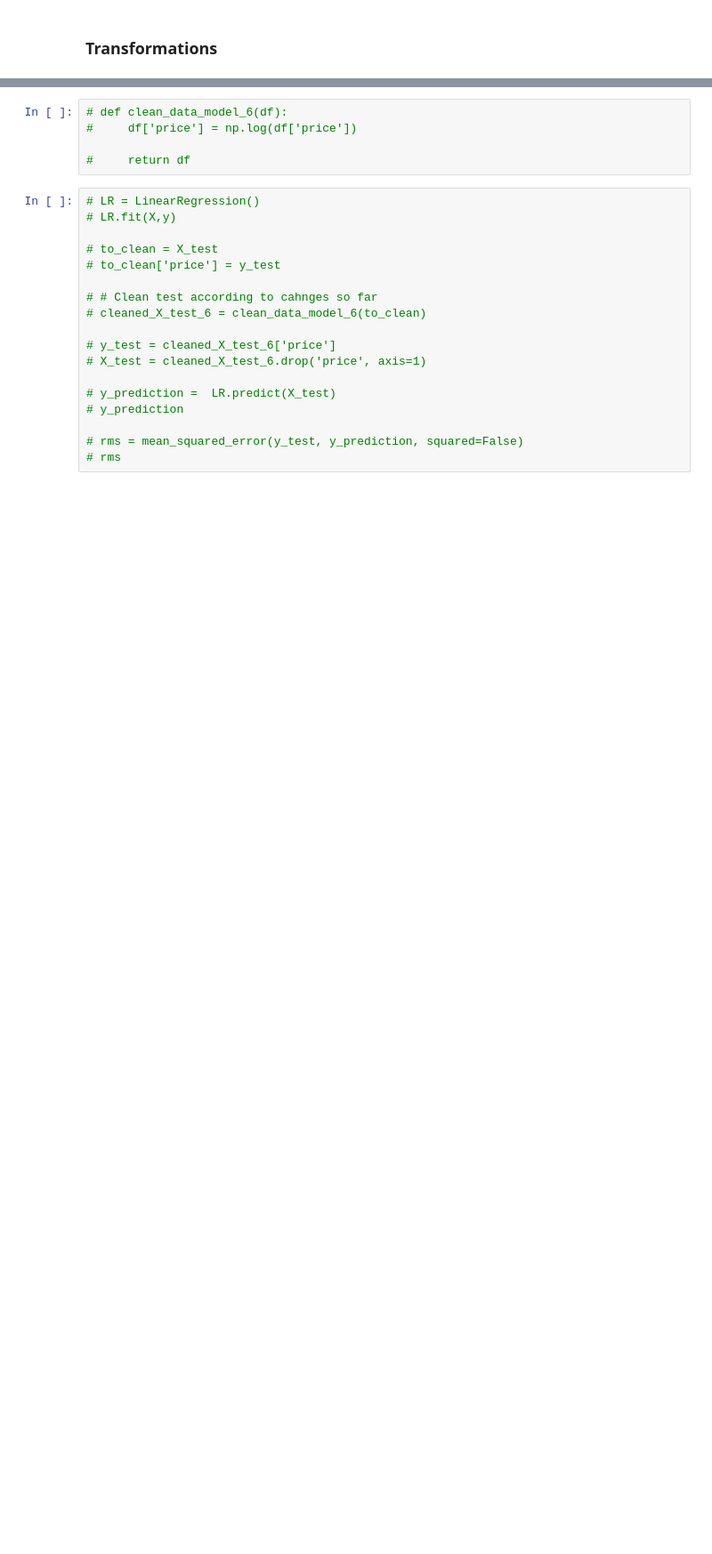
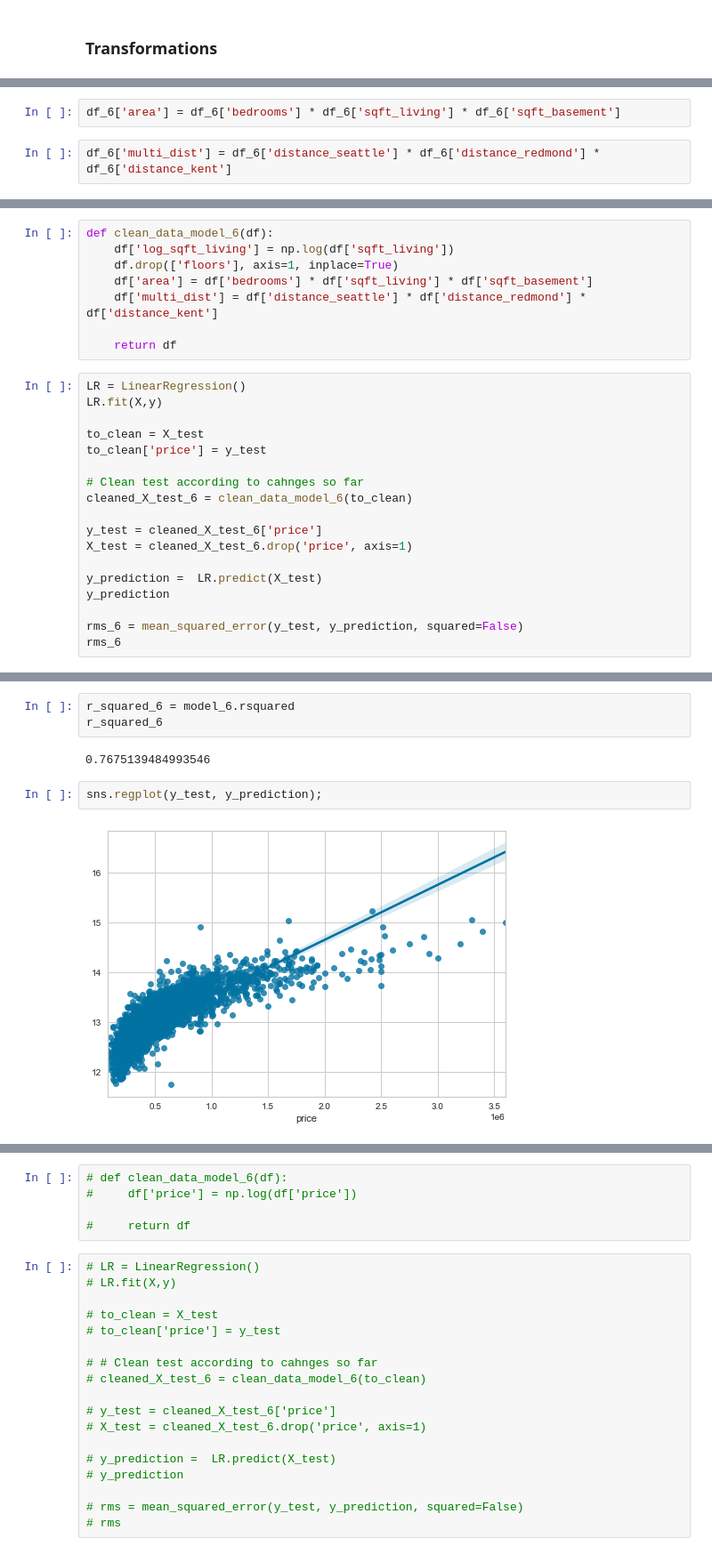
Before and after one commit to DataDoggo215/dsc-phase2-project, a Jupyter notebook: Master.ipynb, the cells around one changed output, grey strips where cells are left out. Shown at 89% size. Drawn from its saved outputs; the diff is of its cells as text; blank space fills up the shorter version.

```diff
--- a/Master.ipynb
+++ b/Master.ipynb
@@ -881,3 +910,7 @@ def model_diagnostic(model, x, x_name, y):
+# %%
+df_6['area'] = df_6['bedrooms'] * df_6['sqft_living'] * df_6['sqft_basement']
+# %%
+df_6['multi_dist'] = df_6['distance_seattle'] * df_6['distance_redmond'] * df_6['distance_kent']
 # %%
 X = df_6.drop('price', axis=1)
 y = np.log(df_6['price'])
@@ -885,0 +951,26 @@ model_6.summary()
+# %%
+def clean_data_model_6(df):
+    df['log_sqft_living'] = np.log(df['sqft_living'])
+    df.drop(['floors'], axis=1, inplace=True)
+    df['area'] = df['bedrooms'] * df['sqft_living'] * df['sqft_basement']
+    df['multi_dist'] = df['distance_seattle'] * df['distance_redmond'] * df['distance_kent']
+
+    return df
+# %%
+LR = LinearRegression()
+LR.fit(X,y)
+
+to_clean = X_test
+to_clean['price'] = y_test
+
+# Clean test according to cahnges so far
+cleaned_X_test_6 = clean_data_model_6(to_clean)
+
+y_test = cleaned_X_test_6['price']
+X_test = cleaned_X_test_6.drop('price', axis=1)
+
+y_prediction =  LR.predict(X_test)
+y_prediction
+
+rms_6 = mean_squared_error(y_test, y_prediction, squared=False)
+rms_6
@@ -885,0 +984,9 @@ model_6.summary()
+# %%
+r_squared_6 = model_6.rsquared
+r_squared_6
+# %% [output]
+0.7675139484993546
+# %%
+sns.regplot(y_test, y_prediction);
+# %% [output]
+[figure, added]
```
Also changed, not shown: parts of 47 cells of this notebook, 1 other file.
